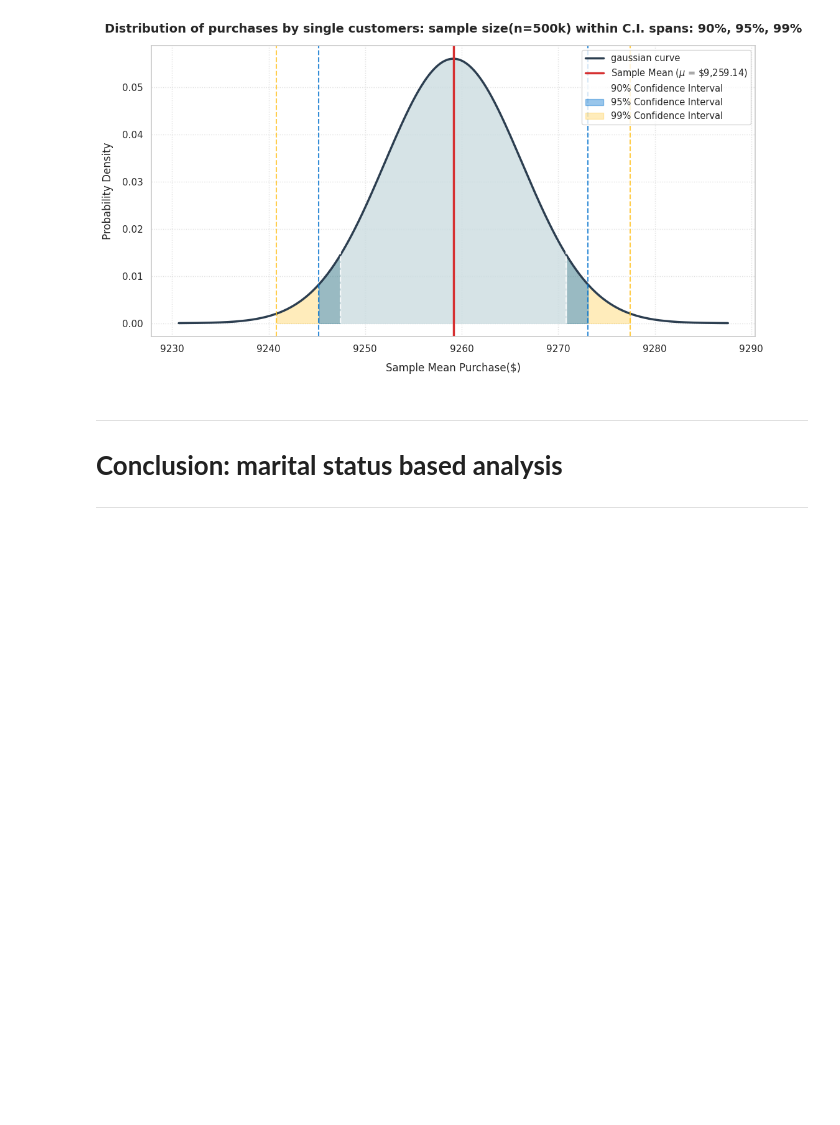
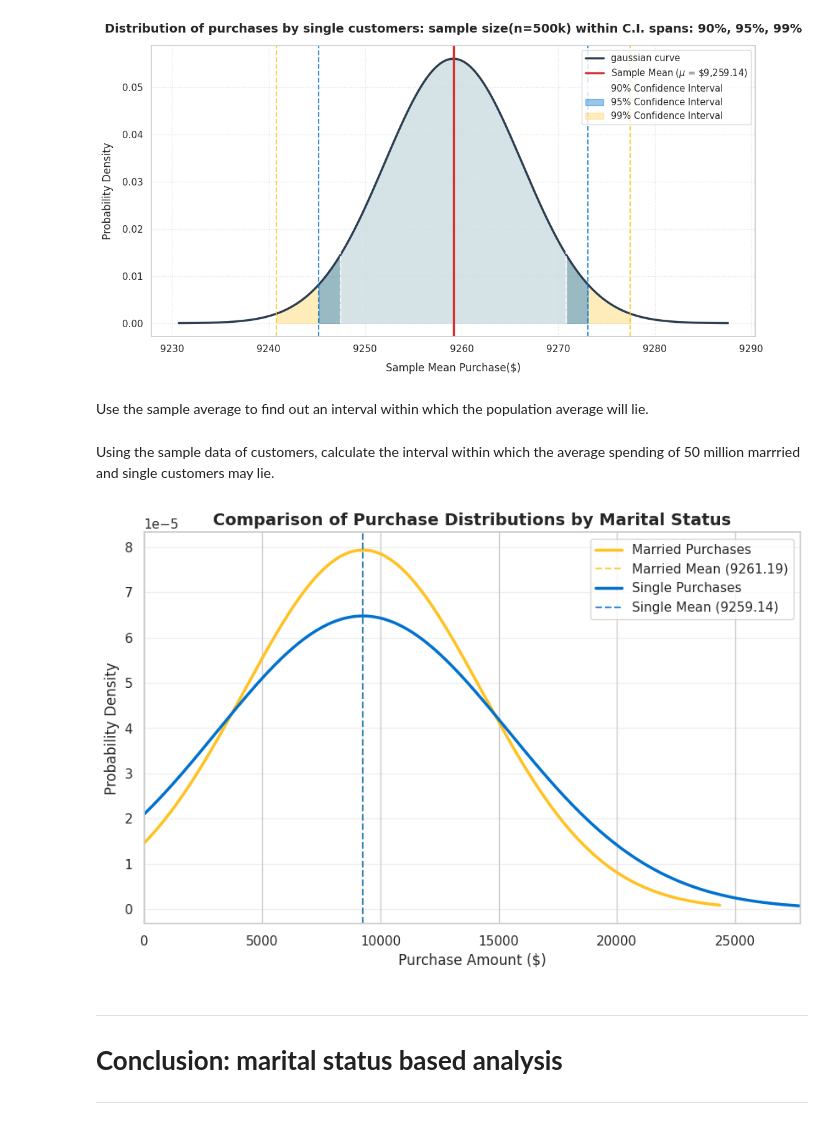
Before and after one commit to RichaGaharwar/Walmart---Confidence-Interval-CLT, a Jupyter notebook: Walmart_Confidence_Interval_&_CLT.ipynb, the cells around one changed output. Drawn from its saved outputs; the diff is of its cells as text; code cells hidden in the pictures; blank space fills up the shorter version.

```diff
--- a/Walmart_Confidence_Interval_&_CLT.ipynb
+++ b/Walmart_Confidence_Interval_&_CLT.ipynb
@@ -2085,6 +2085,39 @@ else:
     plt.show()
 # %% [output]
 [figure]
+# %% [markdown]
+Use the sample average to find out an interval within which the population average will lie.
+# %% [markdown]
+Using the sample data of customers, calculate the interval within which the average spending of 50 million marrried and single customers may lie.
+# %%
+import numpy as np
+import matplotlib.pyplot as plt
+import scipy.stats as stats
+
+plt.figure(figsize=(10, 6))
+
+# ---- Curve 1: Married Customers ----
+mu1, sigma1 = 9261.19, 5027.53
+x1 = np.linspace(0, mu1 + 3*sigma1, 1000)
+plt.plot(x1, stats.norm.pdf(x1, mu1, sigma1), label='Married Purchases', color='#FFC220', lw=2.5)
+plt.axvline(mu1, color='#FFC220', linestyle='--', alpha=0.8, lw=1.5, label=f'Married Mean ({mu1:.2f})')
+
+# ---- Curve 2: Single Customers ----
+mu2, sigma2 = 9259.14, 6158.90
+x2 = np.linspace(0, mu2 + 3*sigma2, 1000)
+plt.plot(x2, stats.norm.pdf(x2, mu2, sigma2), label='Single Purchases', color='#0071CE', lw=2.5)
+plt.axvline(mu2, color='#0071CE', linestyle='--', alpha=0.8, lw=1.5, label=f'Single Mean ({mu2:.2f})')
+
+plt.title('Comparison of Purchase Distributions by Marital Status', fontsize=14, fontweight='bold')
+plt.xlabel('Purchase Amount ($)')
+plt.ylabel('Probability Density')
+plt.xlim(0, max(x1.max(), x2.max()))
+plt.legend()
+plt.grid(axis='y', alpha=0.3)
+
+plt.show()
+# %% [output]
+[figure, added]
 # %% [markdown]
 ---
 
```
